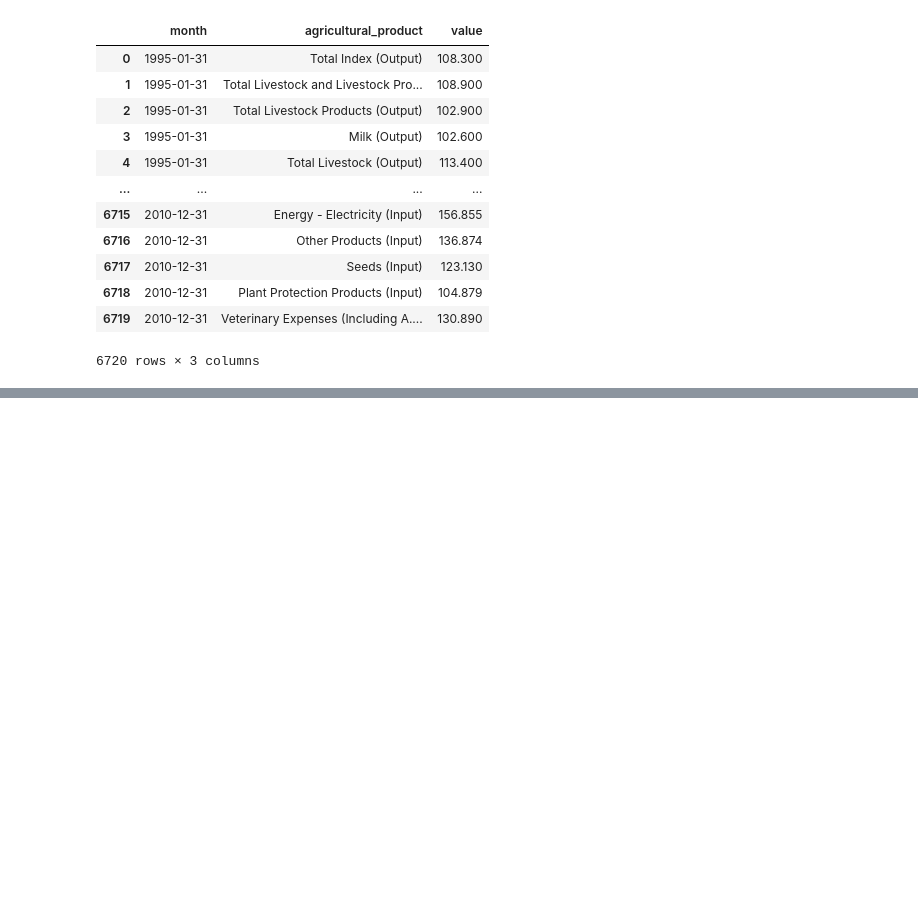
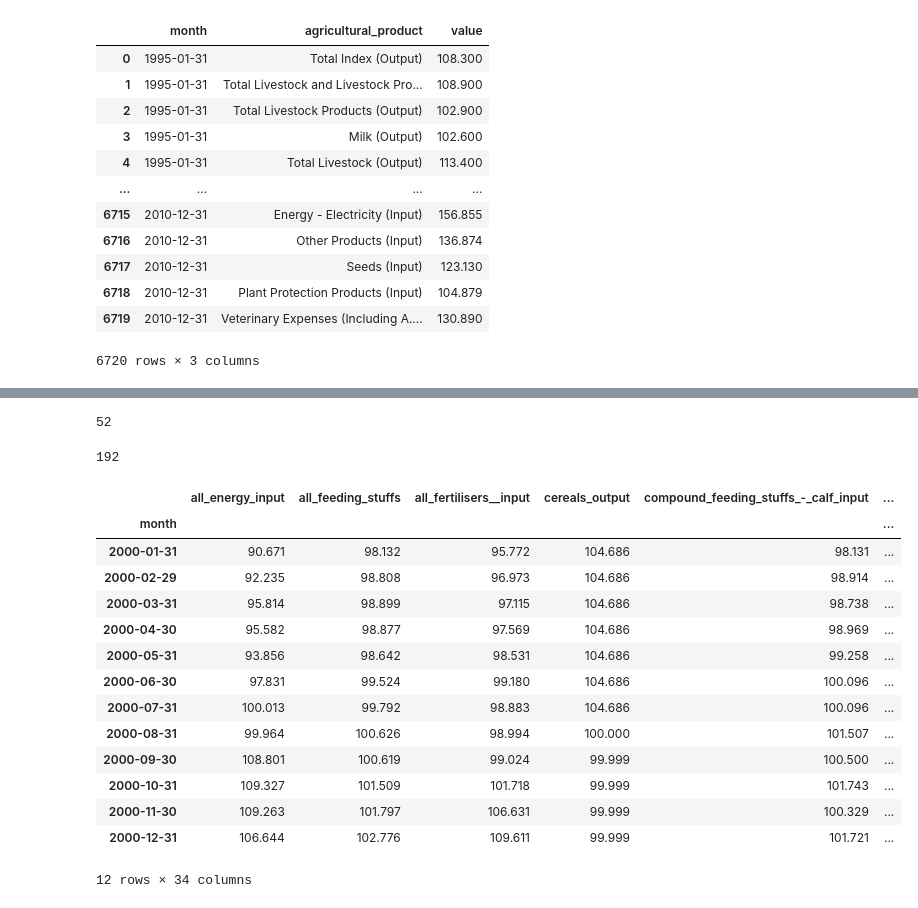
Before and after one commit to trentsteel777/CA2, a Jupyter notebook: DataPrep.ipynb, the cells around one changed output, grey strips where cells are left out. Drawn from its saved outputs; the diff is of its cells as text; code cells hidden in the pictures; blank space fills up the shorter version.

```diff
--- a/DataPrep.ipynb
+++ b/DataPrep.ipynb
@@ -203,5 +234,5 @@ sorted(df_agri_price.agricultural_product.unique())
  'Vegetables (Output)',
  'Veterinary Expenses (Including A.I.) (Input)']
 # %%
-df_agri_price = df_agri_price.drop(["statistic", "unit"], axis=1)
+df_agri_price_2010 = df_agri_price_2010.drop(["statistic", "unit"], axis=1)
 # %%
@@ -222,3 +253,6 @@ df_agri_price
 | 6718 | 2010-12-31 | Plant Protection Products (Input) | 104.879 |
 | 6719 | 2010-12-31 | Veterinary Expenses (Including A.... | 130.890 |
 6720 rows × 3 columns
+# %%
+# https://pandas.pydata.org/docs/reference/api/pandas.pivot.html
+df_agri_price_2010_2 = df_agri_price_2010.pivot(index='month', columns='agricultural_product', values='value')
@@ -224,0 +261,4 @@ df_agri_price
+# %%
+import re
+# https://stackoverflow.com/questions/16720541/python-string-replace-regular-expression
+df_agri_price_2010_2.columns = map(lambda x : re.sub(r"[()]", "", x), df_agri_price_2010_2.columns)
@@ -224,0 +302,8 @@ df_agri_price
+# %%
+df_agri_price_2010_2.sugarbeet_output.isna().sum()
+# %% [output]
+52
+# %%
+df_agri_price_2010_2.sugarbeet_output.isna().count()
+# %% [output]
+192
@@ -224,0 +312,18 @@ df_agri_price
+# %%
+df_agri_price_2010_2[df_agri_price_2010_2.index.year == 2000]
+# %% [output]
+|  | all_energy_input | all_feeding_stuffs | all_fertilisers__input | cereals_output | compound_feeding_stuffs_-_calf_input | ... |
+| month |  |  |  |  |  | ... |
+| 2000-01-31 | 90.671 | 98.132 | 95.772 | 104.686 | 98.131 | ... |
+| 2000-02-29 | 92.235 | 98.808 | 96.973 | 104.686 | 98.914 | ... |
+| 2000-03-31 | 95.814 | 98.899 | 97.115 | 104.686 | 98.738 | ... |
+| 2000-04-30 | 95.582 | 98.877 | 97.569 | 104.686 | 98.969 | ... |
+| 2000-05-31 | 93.856 | 98.642 | 98.531 | 104.686 | 99.258 | ... |
+| 2000-06-30 | 97.831 | 99.524 | 99.180 | 104.686 | 100.096 | ... |
+| 2000-07-31 | 100.013 | 99.792 | 98.883 | 104.686 | 100.096 | ... |
+| 2000-08-31 | 99.964 | 100.626 | 98.994 | 100.000 | 101.507 | ... |
+| 2000-09-30 | 108.801 | 100.619 | 99.024 | 99.999 | 100.500 | ... |
+| 2000-10-31 | 109.327 | 101.509 | 101.718 | 99.999 | 101.743 | ... |
+| 2000-11-30 | 109.263 | 101.797 | 106.631 | 99.999 | 100.329 | ... |
+| 2000-12-31 | 106.644 | 102.776 | 109.611 | 99.999 | 101.721 | ... |
+12 rows × 34 columns
```
Also changed, not shown: parts of 57 cells of this notebook, 1 other file.
